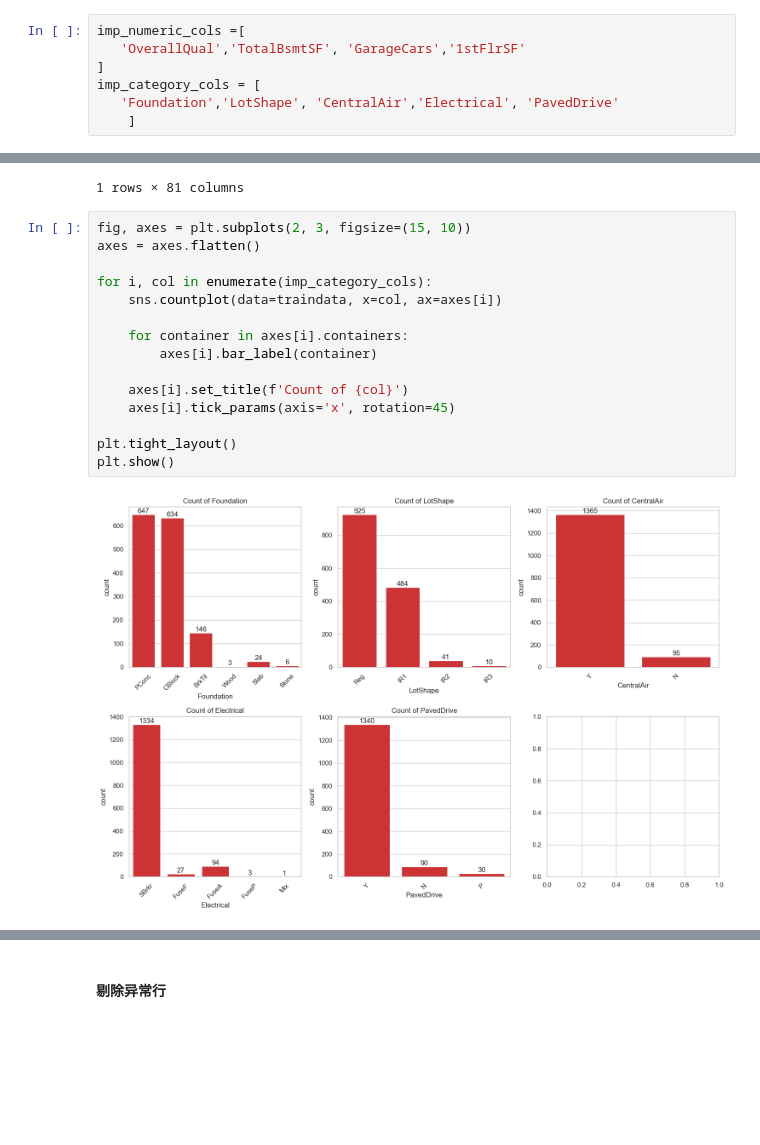
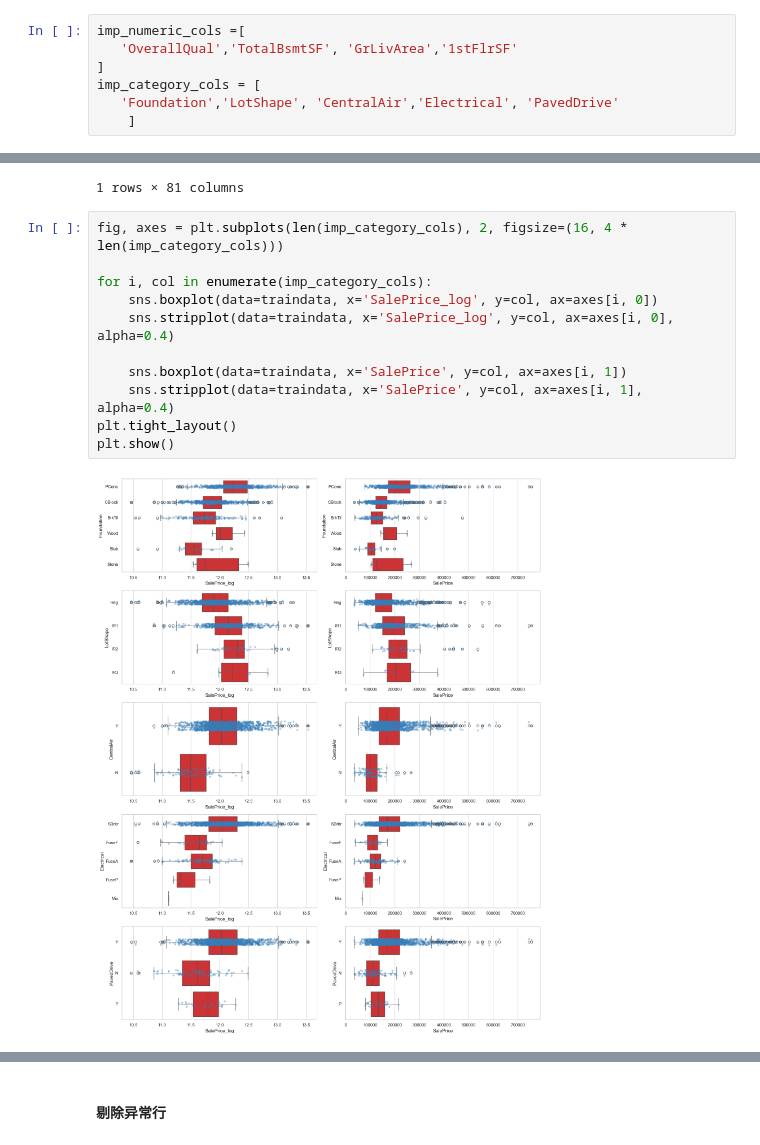
Before and after one commit to ddongzi/data-analysis, a Jupyter notebook: kaggle/House_Prices/main.ipynb, the cells around one changed output, grey strips where cells are left out. Saved outputs shown, nothing was run; the diff lists cells and outputs as text; blank space fills up the shorter version.

```diff
--- a/kaggle/House_Prices/Untitled.ipynb
+++ b/kaggle/House_Prices/main.ipynb
@@ -545,7 +545,7 @@ date_cols = [c for c in date_cols if c not in to_remove_date]
 **应该聚焦于那些关键的特征！**：
 # %%
 imp_numeric_cols =[
-   'OverallQual','TotalBsmtSF', 'GarageCars','1stFlrSF'
+   'OverallQual','TotalBsmtSF', 'GrLivArea','1stFlrSF'
 ]
 imp_category_cols = [
    'Foundation','LotShape', 'CentralAir','Electrical', 'PavedDrive'
@@ -613,19 +610,15 @@ traindata[traindata['TotalBsmtSF']>5000]
 | 1299 | 60 | RL | 313.0 | 63887 | Pave | NaN | IR3 | Bnk | AllPub | ... |
 1 rows × 81 columns
 # %%
-fig, axes = plt.subplots(2, 3, figsize=(15, 10))
-axes = axes.flatten()
+fig, axes = plt.subplots(len(imp_category_cols), 2, figsize=(16, 4 * len(imp_category_cols)))
 
 for i, col in enumerate(imp_category_cols):
-    sns.countplot(data=traindata, x=col, ax=axes[i])
+    sns.boxplot(data=traindata, x='SalePrice_log', y=col, ax=axes[i, 0])
+    sns.stripplot(data=traindata, x='SalePrice_log', y=col, ax=axes[i, 0], alpha=0.4)
 
-    for container in axes[i].containers:
-        axes[i].bar_label(container)
-
-    axes[i].set_title(f'Count of {col}')
-    axes[i].tick_params(axis='x', rotation=45)
-
+    sns.boxplot(data=traindata, x='SalePrice', y=col, ax=axes[i, 1])
+    sns.stripplot(data=traindata, x='SalePrice', y=col, ax=axes[i, 1], alpha=0.4)
 plt.tight_layout()
 plt.show()
 # %% [output]
-[figure, old version]
+[figure, new version]
```
Also changed, not shown: parts of 11 cells of this notebook, 1 other file.
